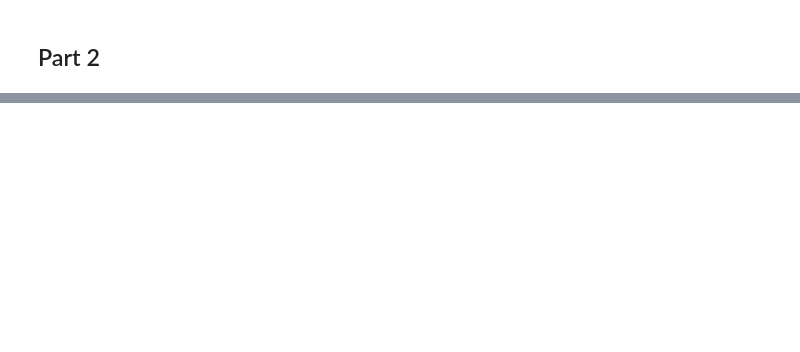
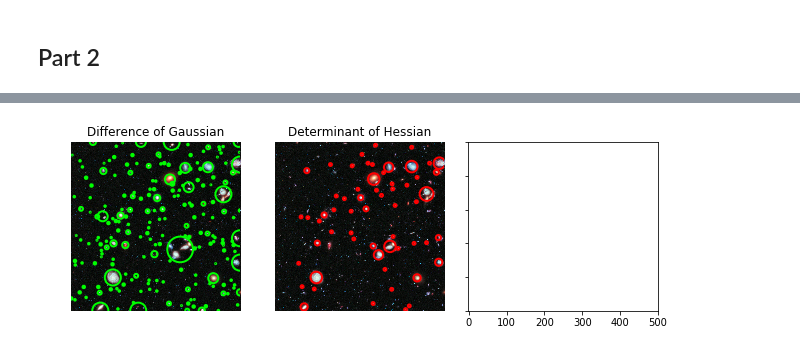
Before and after one commit to physics91si/spring-lab07-rohanm2, a Jupyter notebook: lab07.ipynb, the cells around one changed output, grey strips where cells are left out. Cells and saved outputs as stored; diff of their text form; code cells hidden in the pictures; blank space fills up the shorter version.

```diff
--- a/lab07.ipynb
+++ b/lab07.ipynb
@@ -27,2 +84,44 @@ image = data.hubble_deep_field()[0:500, 0:500]
+# %%
+from math import sqrt
+from skimage import data
+from skimage.feature import blob_dog, blob_log, blob_doh
+from skimage.color import rgb2gray
+
+import matplotlib.pyplot as plt
+
+# Apply the two Blob detection methods and measure the time taken by the algorithms.
+
+#blobs_log = blob_log(image_gray, max_sigma=30, num_sigma=10, threshold=.1)
+
+# Compute radii in the 3rd column.
+#blobs_log[:, 2] = blobs_log[:, 2] * sqrt(2)
+
+blobs_dog = blob_dog(image_gray, max_sigma=30, threshold=.1)
+blobs_dog[:, 2] = blobs_dog[:, 2] * sqrt(2)
+
+blobs_doh = blob_doh(image_gray, max_sigma=30, threshold=.01)
+
+blobs_list = [blobs_dog, blobs_doh]
+colors = ['lime', 'red']
+titles = ['Difference of Gaussian',
+          'Determinant of Hessian']
+sequence = zip(blobs_list, colors, titles)
+
+fig, axes = plt.subplots(1, 3, figsize=(9, 3), sharex=True, sharey=True)
+ax = axes.ravel()
+
+for idx, (blobs, color, title) in enumerate(sequence):
+    ax[idx].set_title(title)
+    ax[idx].imshow(image, interpolation='nearest')
+    for blob in blobs:
+        y, x, r = blob
+        c = plt.Circle((x, y), r, color=color, linewidth=2, fill=False)
+        ax[idx].add_patch(c)
+    ax[idx].set_axis_off()
+
+plt.tight_layout()
+plt.show()
+# %% [output]
+[figure, added]
 # %%
 # Plot the 2 methods side-by-side along with circle patches.
```
Also changed, not shown: parts of 8 cells of this notebook.
